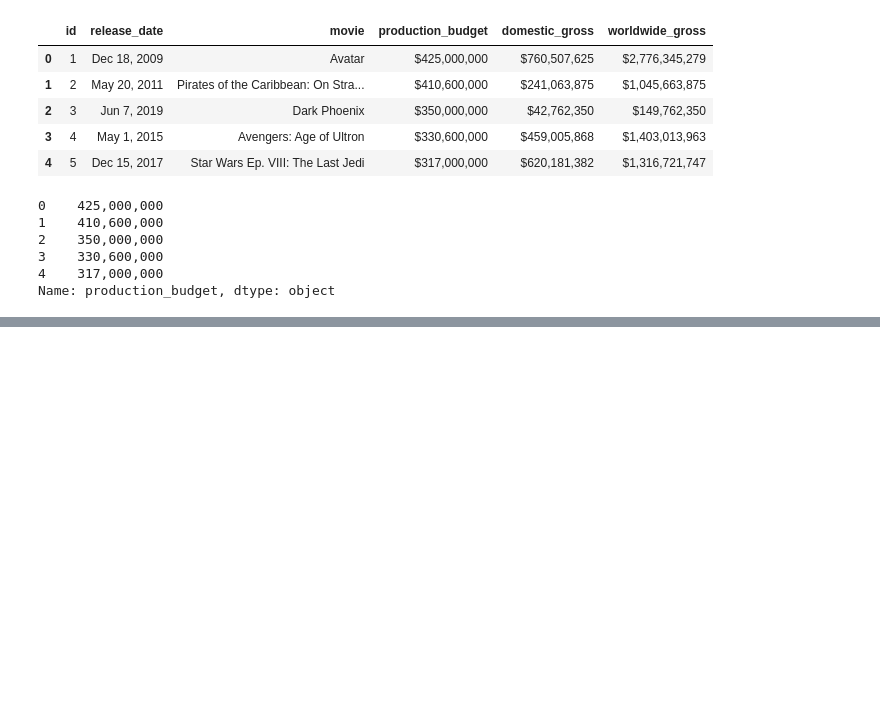
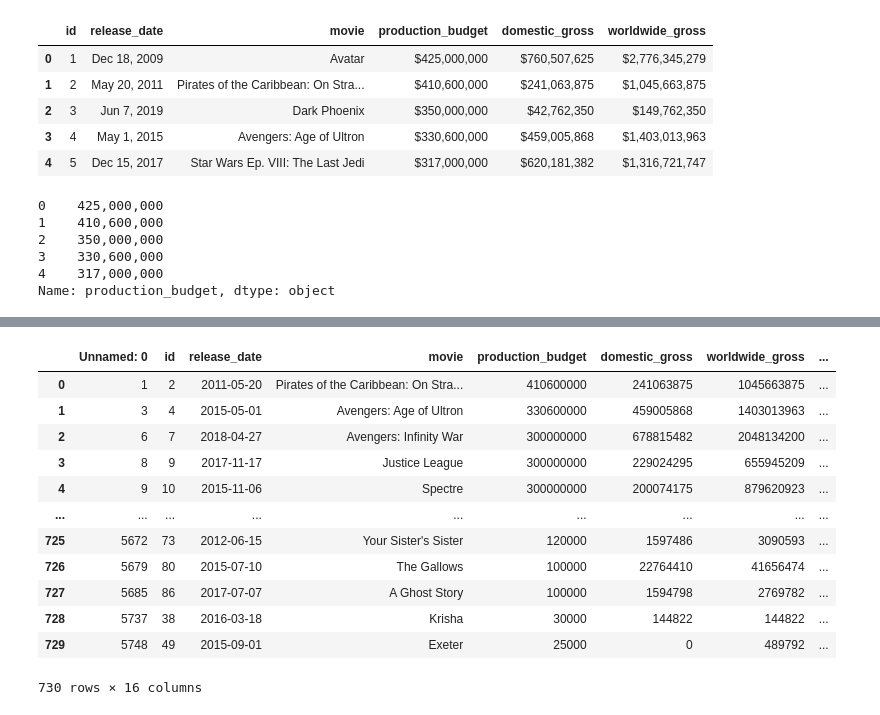
Before and after one commit to LydiaCuffman/film-investment-project, a Jupyter notebook: Lydia Scratch.ipynb, the cells around one changed output, grey strips where cells are left out. Cells and saved outputs as stored; diff of their text form; code cells hidden in the pictures; blank space fills up the shorter version.

```diff
--- a/Lydia Scratch.ipynb
+++ b/Lydia Scratch.ipynb
@@ -118,0 +130,9 @@ success.head(40)
+# %%
+imdb_ratings = pd.read_sql(
+    """
+    SELECT basics.movie_id, basics.primary_title, basics.original_title, basics.runtime_minutes, basics.genres, ratings.averagerating, ratings.numvotes
+    FROM movie_basics as basics
+        JOIN movie_ratings as ratings
+            USING(movie_id)
+    """, conn
+)
@@ -118,0 +146,16 @@ success.head(40)
+# %%
+all_movie_data
+# %% [output]
+|  | Unnamed: 0 | id | release_date | movie | production_budget | domestic_gross | worldwide_gross | ... |
+| 0 | 1 | 2 | 2011-05-20 | Pirates of the Caribbean: On Stra... | 410600000 | 241063875 | 1045663875 | ... |
+| 1 | 3 | 4 | 2015-05-01 | Avengers: Age of Ultron | 330600000 | 459005868 | 1403013963 | ... |
+| 2 | 6 | 7 | 2018-04-27 | Avengers: Infinity War | 300000000 | 678815482 | 2048134200 | ... |
+| 3 | 8 | 9 | 2017-11-17 | Justice League | 300000000 | 229024295 | 655945209 | ... |
+| 4 | 9 | 10 | 2015-11-06 | Spectre | 300000000 | 200074175 | 879620923 | ... |
+| ... | ... | ... | ... | ... | ... | ... | ... | ... |
+| 725 | 5672 | 73 | 2012-06-15 | Your Sister's Sister | 120000 | 1597486 | 3090593 | ... |
+| 726 | 5679 | 80 | 2015-07-10 | The Gallows | 100000 | 22764410 | 41656474 | ... |
+| 727 | 5685 | 86 | 2017-07-07 | A Ghost Story | 100000 | 1594798 | 2769782 | ... |
+| 728 | 5737 | 38 | 2016-03-18 | Krisha | 30000 | 144822 | 144822 | ... |
+| 729 | 5748 | 49 | 2015-09-01 | Exeter | 25000 | 0 | 489792 | ... |
+730 rows × 16 columns
```
Also changed, not shown: parts of 26 cells of this notebook.
